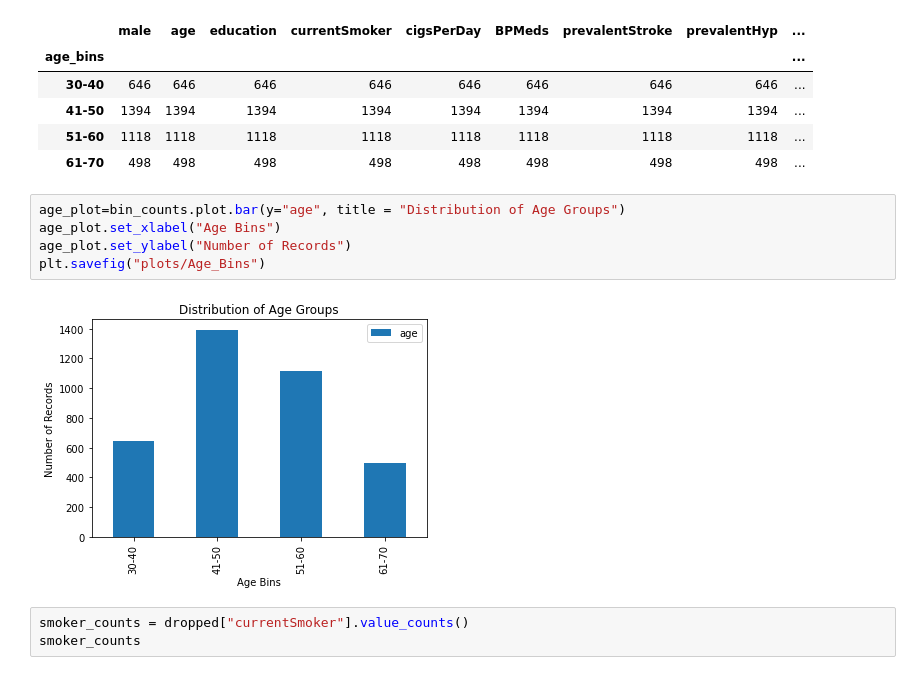
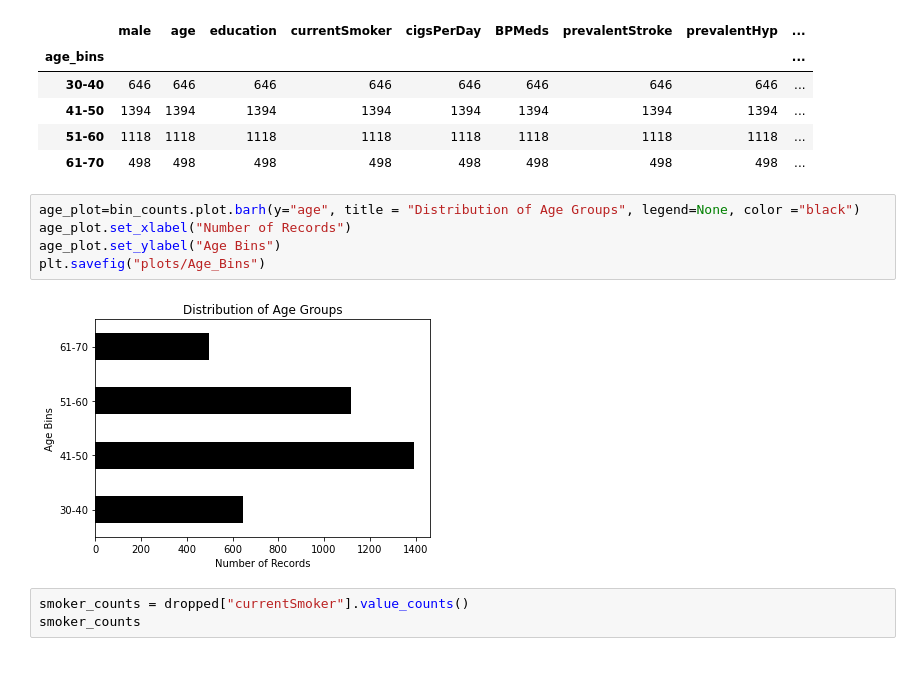
Before and after one commit to elisabethvirak/Coronary_Heart_Disease, a Jupyter notebook: exploratory_plots.ipynb, the cells around one changed output. Saved outputs shown, nothing was run; the diff lists cells and outputs as text.

Commit message:
more plots

```diff
--- a/exploratory_plots.ipynb
+++ b/exploratory_plots.ipynb
@@ -118,12 +144,12 @@ bin_counts
 | 51-60 | 1118 | 1118 | 1118 | 1118 | 1118 | 1118 | 1118 | 1118 | ... |
 | 61-70 | 498 | 498 | 498 | 498 | 498 | 498 | 498 | 498 | ... |
 # %%
-age_plot=bin_counts.plot.bar(y="age", title = "Distribution of Age Groups")
-age_plot.set_xlabel("Age Bins")
-age_plot.set_ylabel("Number of Records")
+age_plot=bin_counts.plot.barh(y="age", title = "Distribution of Age Groups", legend=None, color ="black")
+age_plot.set_xlabel("Number of Records")
+age_plot.set_ylabel("Age Bins")
 plt.savefig("plots/Age_Bins")
 # %% [output]
-[figure, old version]
+[figure, new version]
 # %%
 smoker_counts = dropped["currentSmoker"].value_counts()
 smoker_counts
```
Also changed, not shown: parts of 8 cells of this notebook, 5 other files.
